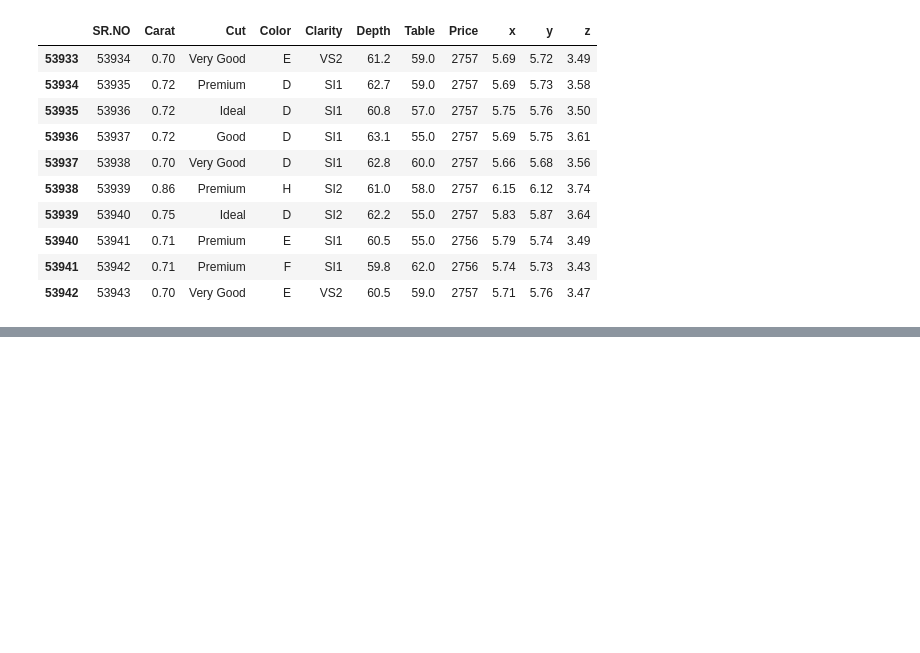
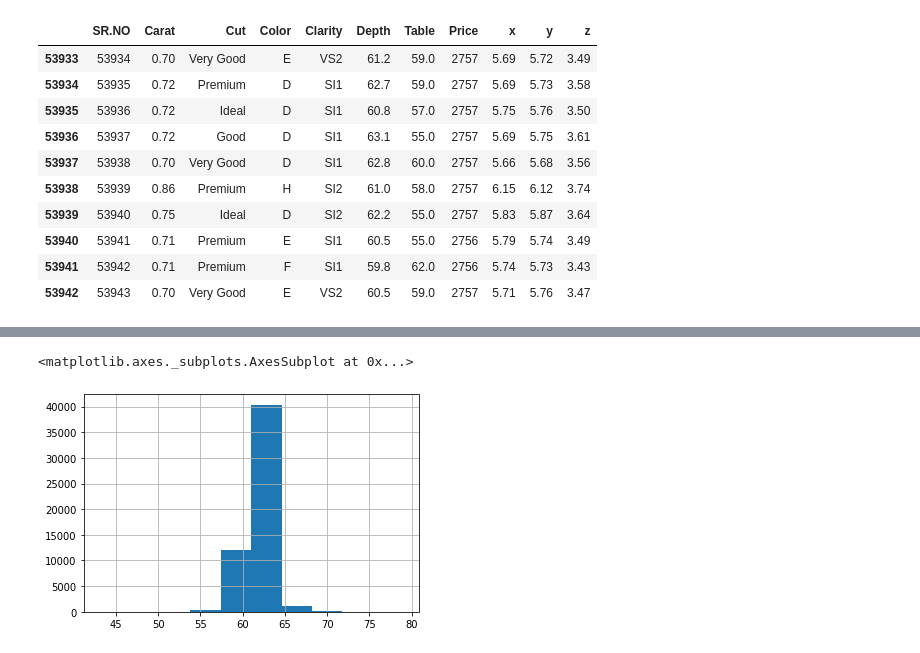
Before and after one commit to Harry262000/Daily-Tasks, a Jupyter notebook: Project.ipynb, the cells around one changed output, grey strips where cells are left out. Drawn from its saved outputs; the diff is of its cells as text; code cells hidden in the pictures; blank space fills up the shorter version.

```diff
--- a/Project.ipynb
+++ b/Project.ipynb
@@ -46,0 +118,5 @@ df.tail(10)
+# %%
+df['Depth'].hist()
+# %% [output]
+<matplotlib.axes._subplots.AxesSubplot at 0x...>
+[figure, added]
```
Also changed, not shown: parts of 11 cells of this notebook.
